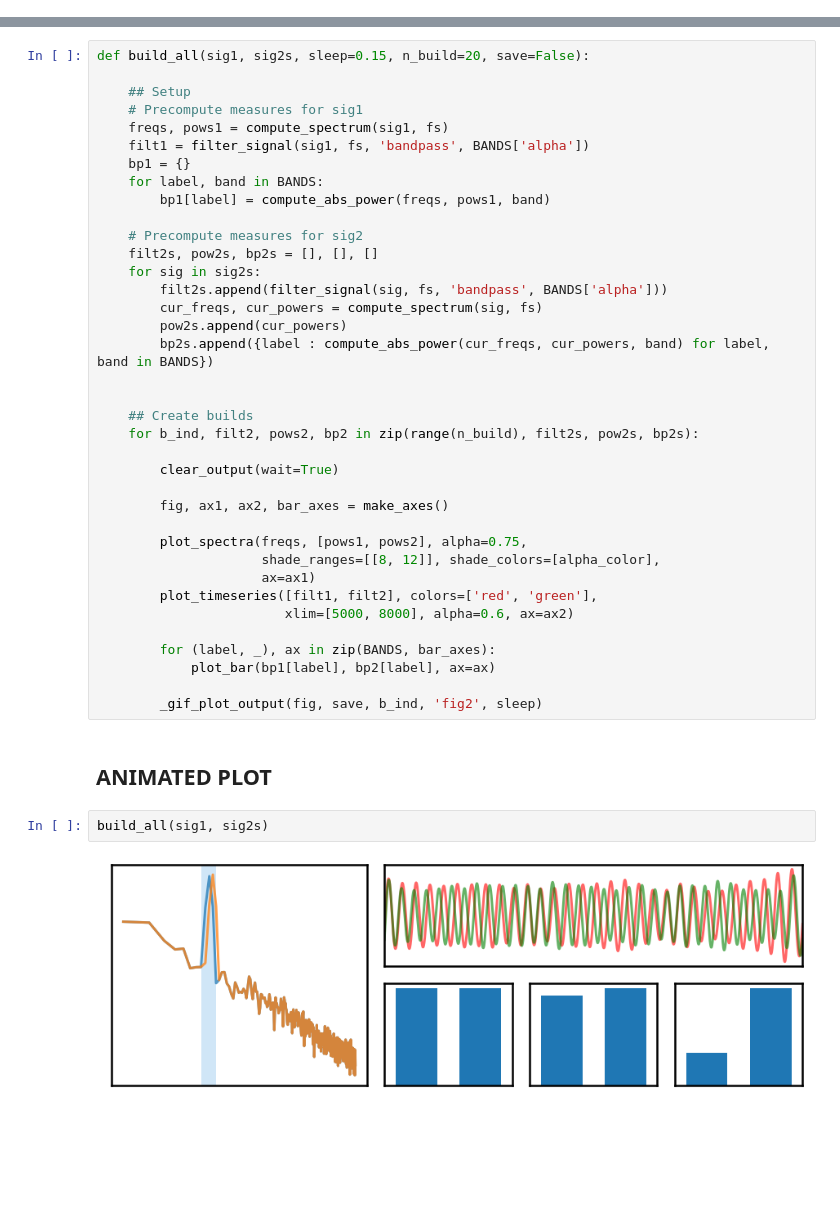
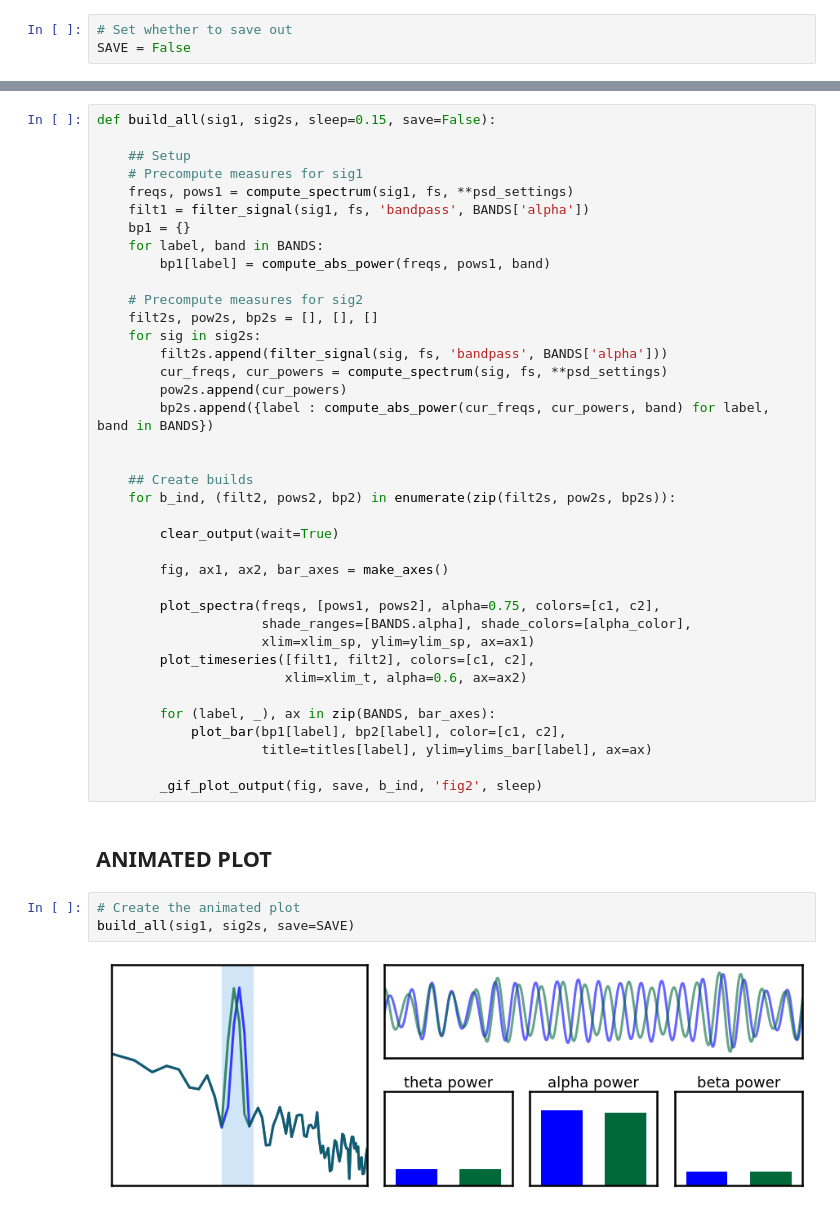
Before and after one commit to OscillationMethods/Visualizers, a Jupyter notebook: f2.ipynb, the cells around one changed output, grey strips where cells are left out. Cells and saved outputs as stored; diff of their text form; blank space fills up the shorter version.

```diff
--- a/f2.ipynb
+++ b/f2.ipynb
@@ -46,3 +62,6 @@ alpha_color = '#1882d9'
+# %%
+# Set whether to save out
+SAVE = False
 # %% [markdown]
 ## DEFINE AXES
 # %%
@@ -102,11 +118,11 @@ for (label, _), ax in zip(BANDS, bar_axes):
 # %% [markdown]
 ## BUILDER FUNCTION
 # %%
-def build_all(sig1, sig2s, sleep=0.15, n_build=20, save=False):
+def build_all(sig1, sig2s, sleep=0.15, save=False):
 
     ## Setup
     # Precompute measures for sig1
-    freqs, pows1 = compute_spectrum(sig1, fs)
+    freqs, pows1 = compute_spectrum(sig1, fs, **psd_settings)
     filt1 = filter_signal(sig1, fs, 'bandpass', BANDS['alpha'])
     bp1 = {}
     for label, band in BANDS:
@@ -116,31 +132,33 @@ def build_all(sig1, sig2s, sleep=0.15, n_build=20, save=False):
     filt2s, pow2s, bp2s = [], [], []
     for sig in sig2s:
         filt2s.append(filter_signal(sig, fs, 'bandpass', BANDS['alpha']))
-        cur_freqs, cur_powers = compute_spectrum(sig, fs)
+        cur_freqs, cur_powers = compute_spectrum(sig, fs, **psd_settings)
         pow2s.append(cur_powers)
         bp2s.append({label : compute_abs_power(cur_freqs, cur_powers, band) for label, band in BANDS})
 
 
     ## Create builds
-    for b_ind, filt2, pows2, bp2 in zip(range(n_build), filt2s, pow2s, bp2s):
+    for b_ind, (filt2, pows2, bp2) in enumerate(zip(filt2s, pow2s, bp2s)):
 
         clear_output(wait=True)
 
         fig, ax1, ax2, bar_axes = make_axes()
 
-        plot_spectra(freqs, [pows1, pows2], alpha=0.75,
-                     shade_ranges=[[8, 12]], shade_colors=[alpha_color],
-                     ax=ax1)
-        plot_timeseries([filt1, filt2], colors=['red', 'green'],
-                        xlim=[5000, 8000], alpha=0.6, ax=ax2)
+        plot_spectra(freqs, [pows1, pows2], alpha=0.75, colors=[c1, c2],
+                     shade_ranges=[BANDS.alpha], shade_colors=[alpha_color],
+                     xlim=xlim_sp, ylim=ylim_sp, ax=ax1)
+        plot_timeseries([filt1, filt2], colors=[c1, c2],
+                        xlim=xlim_t, alpha=0.6, ax=ax2)
 
         for (label, _), ax in zip(BANDS, bar_axes):
-            plot_bar(bp1[label], bp2[label], ax=ax)
+            plot_bar(bp1[label], bp2[label], color=[c1, c2],
+                     title=titles[label], ylim=ylims_bar[label], ax=ax)
 
         _gif_plot_output(fig, save, b_ind, 'fig2', sleep)
 # %% [markdown]
 ## ANIMATED PLOT
-# %%
-build_all(sig1, sig2s)
-# %% [output]
-[figure, removed]
+# %%
+# Create the animated plot
+build_all(sig1, sig2s, save=SAVE)
+# %% [output]
+[figure, added]
```
Also changed, not shown: parts of 14 cells of this notebook, 3 other files.
